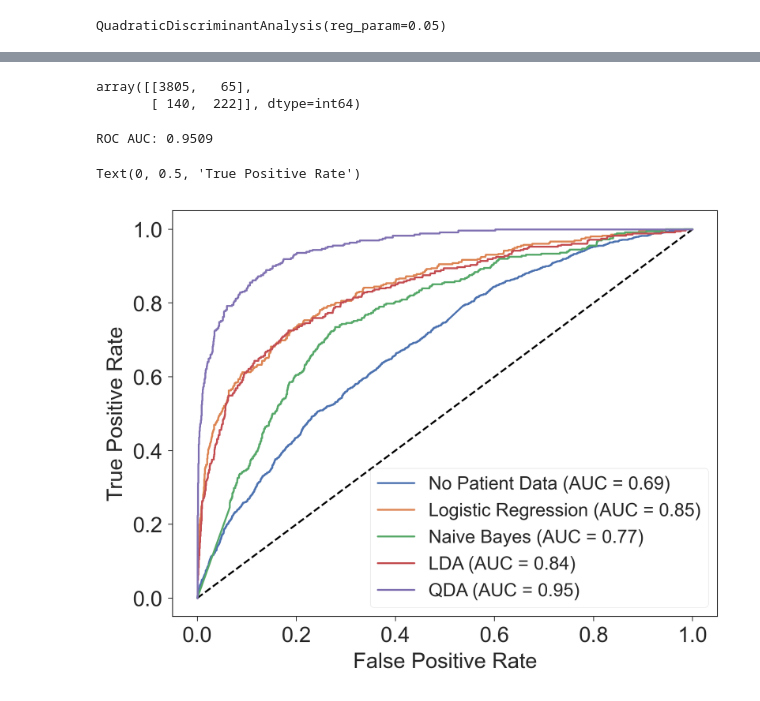
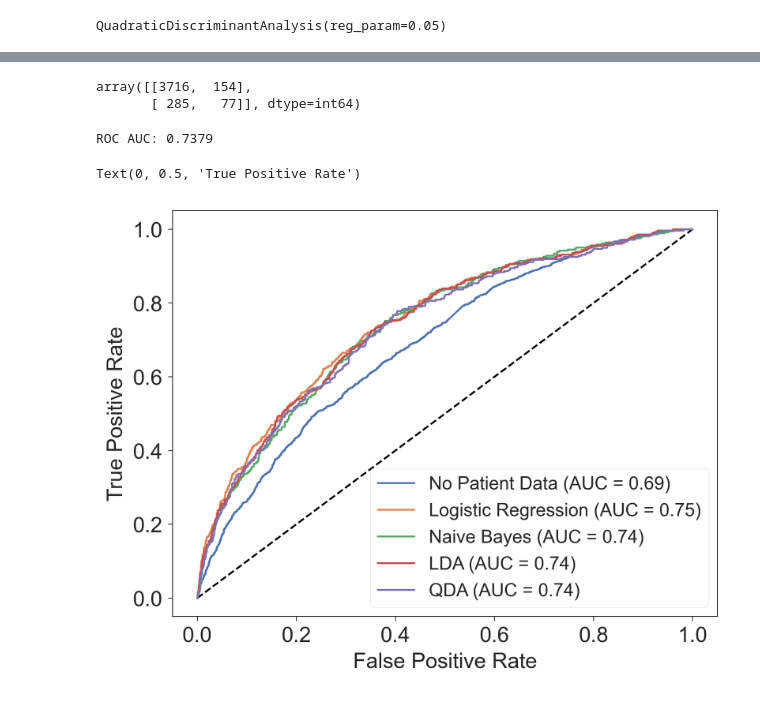
Before and after one commit to mcs9ff/COVID-19-Detection-from-Cough-Audio-DS-6050, a Jupyter notebook: CovidFinalModel.ipynb, the cells around one changed output, grey strips where cells are left out. Saved outputs shown, nothing was run; the diff lists cells and outputs as text; code cells hidden in the pictures.

Commit message:
Removed diagnosis columns

```diff
--- a/CovidFinalModel.ipynb
+++ b/CovidFinalModel.ipynb
@@ -136,7 +136,8 @@ from sklearn.metrics import classification_report, confusion_matrix
 # %%
 y = cleaneddummied.statusCOVID19
 # %%
-x = cleaneddummied.drop(['statusCOVID19', 'status_healthy'], axis=1)
+x = cleaneddummied[cleaneddummied.columns.drop(list(cleaneddummied.filter(regex='diagnosis')))]
+x = x.drop(['statusCOVID19', 'status_healthy'], axis=1)
 # %%
 np.all(np.isfinite(x))
 # %% [output]
@@ -395,15 +396,15 @@ F1 Score: 0.9541260541489404
 # %%
 confusion_matrix(y_test, model.predict(X_test))
 # %% [output]
-array([[3805,   65],
-       [ 140,  222]], dtype=int64)
+array([[3716,  154],
+       [ 285,   77]], dtype=int64)
 # %%
 y_proba = model.predict_proba(X_test)
 # %%
-score = roc_auc_score(y_test, y_proba[:, 1])
-print(f"ROC AUC: {score:.4f}")
+score_QDA = roc_auc_score(y_test, y_proba[:, 1])
+print(f"ROC AUC: {score_QDA:.4f}")
 # %% [output]
-ROC AUC: 0.9509
+ROC AUC: 0.7379
 # %%
 fpr_QDA, tpr_QDA, thresh1 = roc_curve(y_test, y_proba[:, 1])
 # %%
@@ -439,14 +440,14 @@ sns.set(rc = {'axes.facecolor':'white',
 # %%
 plt.figure(dpi=300)
 plt.plot([0,1], [0,1],linestyle='--',color='black')
 plt.plot(fpr1, tpr1, label='No Patient Data (AUC = 0.69)')
-plt.plot(fpr_glm, tpr_glm, label='Logistic Regression (AUC = 0.85)')
-plt.plot(fpr_NB, tpr_NB, label='Naive Bayes (AUC = 0.77)')
-plt.plot(fpr_LDA, tpr_LDA, label='LDA (AUC = 0.84)')
-plt.plot(fpr_QDA, tpr_QDA, label='QDA (AUC = 0.95)')
+plt.plot(fpr_glm, tpr_glm, label=f'Logistic Regression (AUC = {score_glm:.2f})')
+plt.plot(fpr_NB, tpr_NB, label=f'Naive Bayes (AUC = {score_NB:.2f})')
+plt.plot(fpr_LDA, tpr_LDA, label=f'LDA (AUC = {score_LDA:.2f})')
+plt.plot(fpr_QDA, tpr_QDA, label=f'QDA (AUC = {score_QDA:.2f})')
 plt.legend()
 plt.xlabel('False Positive Rate')
 plt.ylabel('True Positive Rate')
 # %% [output]
 Text(0, 0.5, 'True Positive Rate')
-[figure, old version]
+[figure, new version]
```
Also changed, not shown: parts of 19 cells of this notebook.
